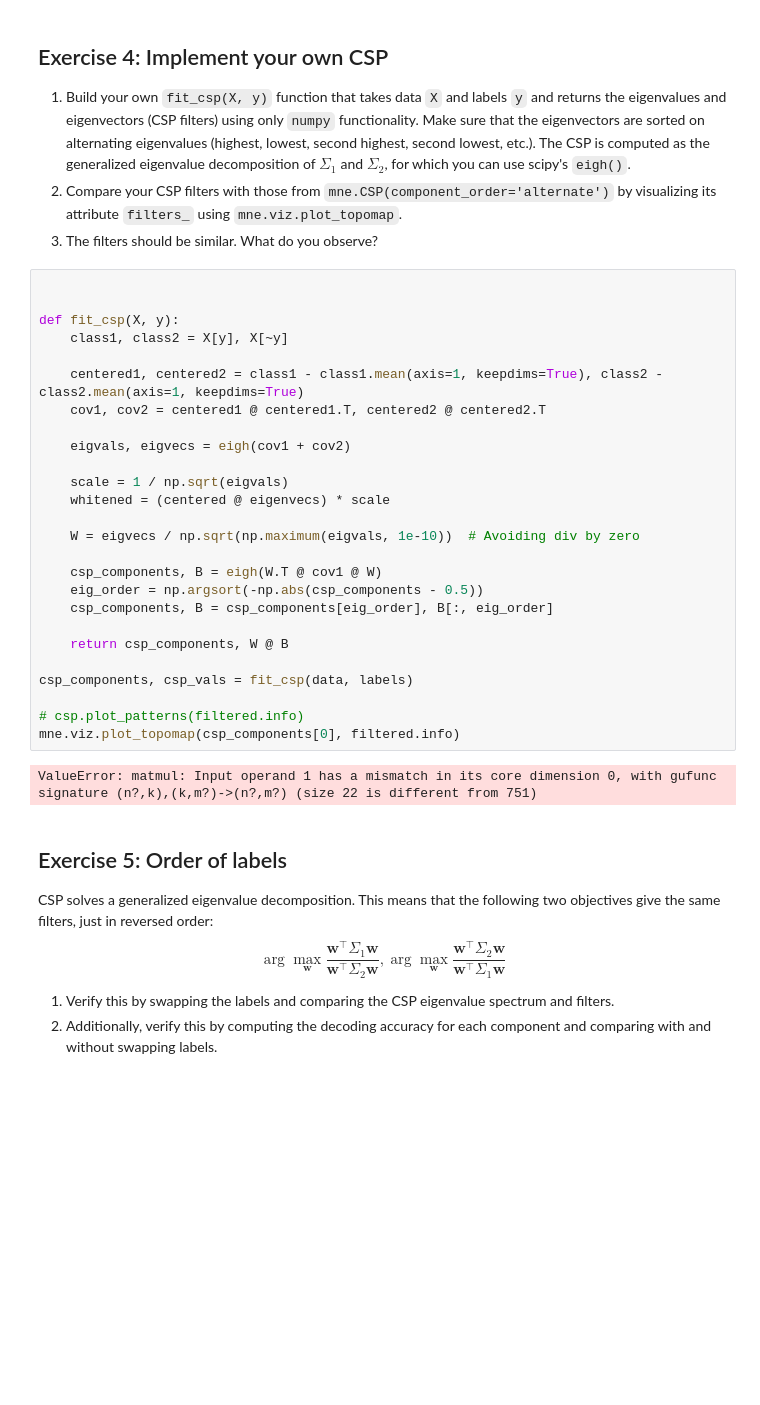
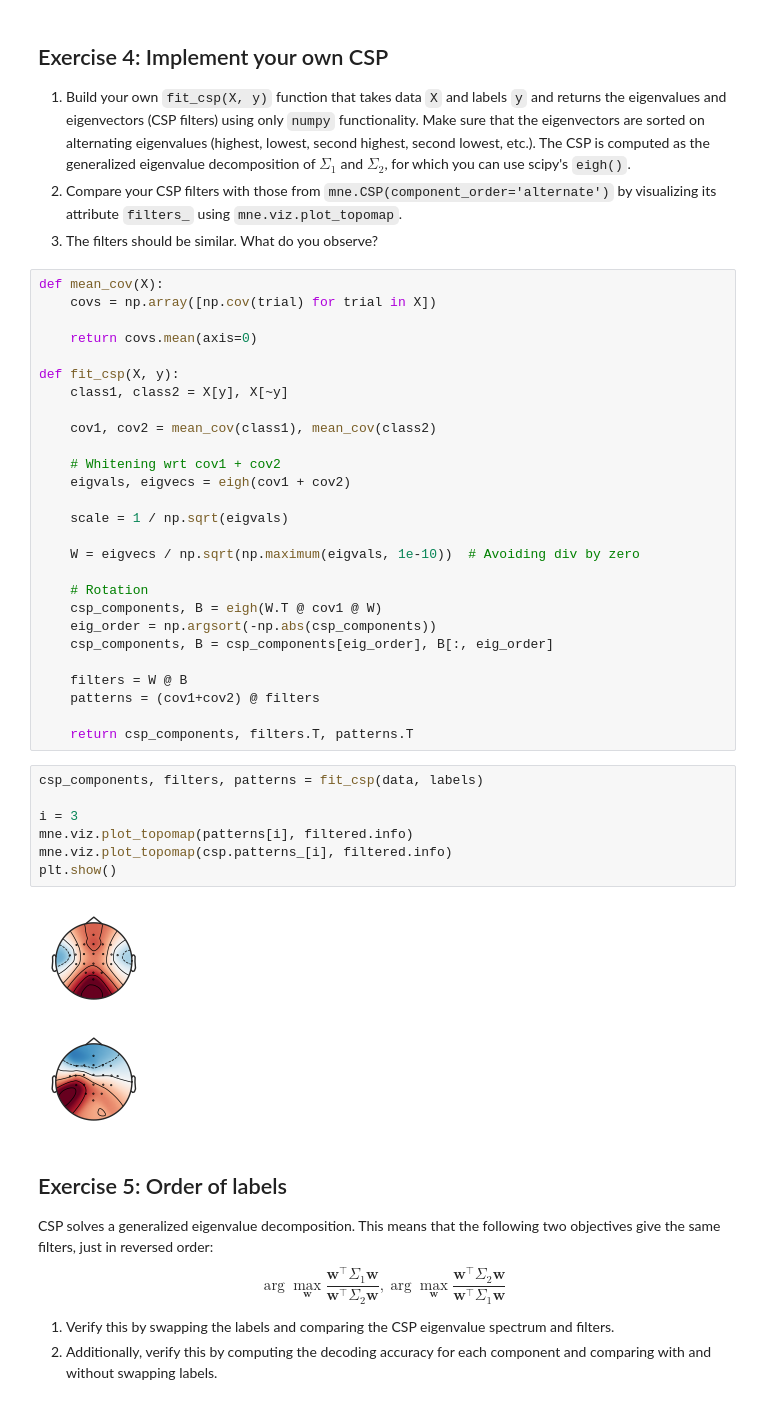
Before and after one commit to RobertvdLeeuw/nix-radboud, a Jupyter notebook: subjects/BCI/assignment_09_csp.ipynb, the cells around one changed output. Drawn from its saved outputs; the diff is of its cells as text; blank space fills up the shorter version.

```diff
--- a/subjects/BCI/assignment_09_csp.ipynb
+++ b/subjects/BCI/assignment_09_csp.ipynb
@@ -110,33 +110,42 @@ print(f"{scores.mean():.2f} accuracy with a standard deviation of {scores.std():
 1. Compare your CSP filters with those from `mne.CSP(component_order='alternate')` by visualizing its attribute `filters_` using `mne.viz.plot_topomap`.
 1. The filters should be similar. What do you observe?
 # %%
+def mean_cov(X):
+    covs = np.array([np.cov(trial) for trial in X])
 
+    return covs.mean(axis=0)
 
 def fit_csp(X, y):
     class1, class2 = X[y], X[~y]
 
-    centered1, centered2 = class1 - class1.mean(axis=1, keepdims=True), class2 - class2.mean(axis=1, keepdims=True)
-    cov1, cov2 = centered1 @ centered1.T, centered2 @ centered2.T
+    cov1, cov2 = mean_cov(class1), mean_cov(class2)
 
+    # Whitening wrt cov1 + cov2
     eigvals, eigvecs = eigh(cov1 + cov2)
 
     scale = 1 / np.sqrt(eigvals)
-    whitened = (centered @ eigenvecs) * scale
 
     W = eigvecs / np.sqrt(np.maximum(eigvals, 1e-10))  # Avoiding div by zero
 
+    # Rotation
     csp_components, B = eigh(W.T @ cov1 @ W)
-    eig_order = np.argsort(-np.abs(csp_components - 0.5))
+    eig_order = np.argsort(-np.abs(csp_components))
     csp_components, B = csp_components[eig_order], B[:, eig_order]
 
-    return csp_components, W @ B
+    filters = W @ B
+    patterns = (cov1+cov2) @ filters
 
-csp_components, csp_vals = fit_csp(data, labels)
-
-# csp.plot_patterns(filtered.info)
-mne.viz.plot_topomap(csp_components[0], filtered.info)
+    return csp_components, filters.T, patterns.T
-# %% [output]
-ValueError: matmul: Input operand 1 has a mismatch in its core dimension 0, with gufunc signature (n?,k),(k,m?)->(n?,m?) (size 22 is different from 751)
+# %%
+csp_components, filters, patterns = fit_csp(data, labels)
+
+i = 3
+mne.viz.plot_topomap(patterns[i], filtered.info)
+mne.viz.plot_topomap(csp.patterns_[i], filtered.info)
+plt.show()
+# %% [output]
+[figure, added]
+[figure, added]
 # %% [markdown]
 ## Exercise 5: Order of labels
 CSP solves a generalized eigenvalue decomposition. This means that the following two objectives give the same filters, just in reversed order:
```
Also changed, not shown: parts of 6 cells of this notebook, 3 other files.
